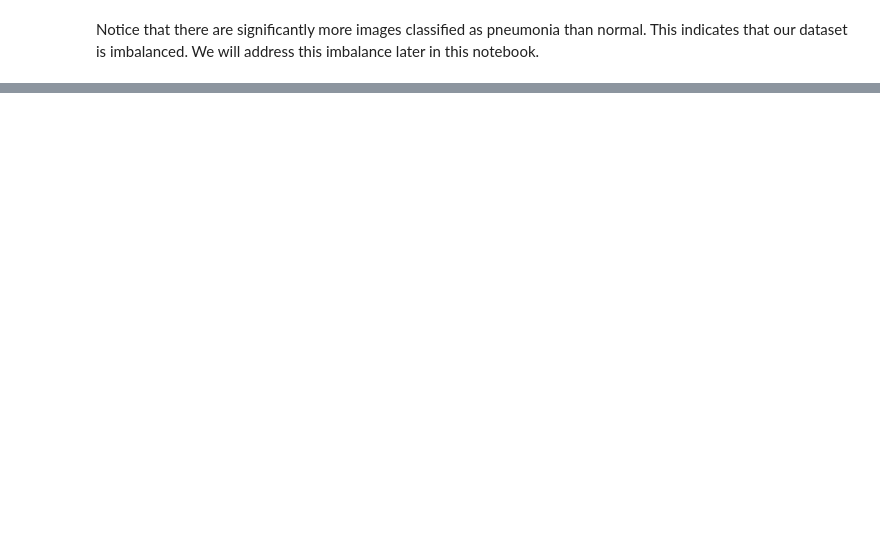
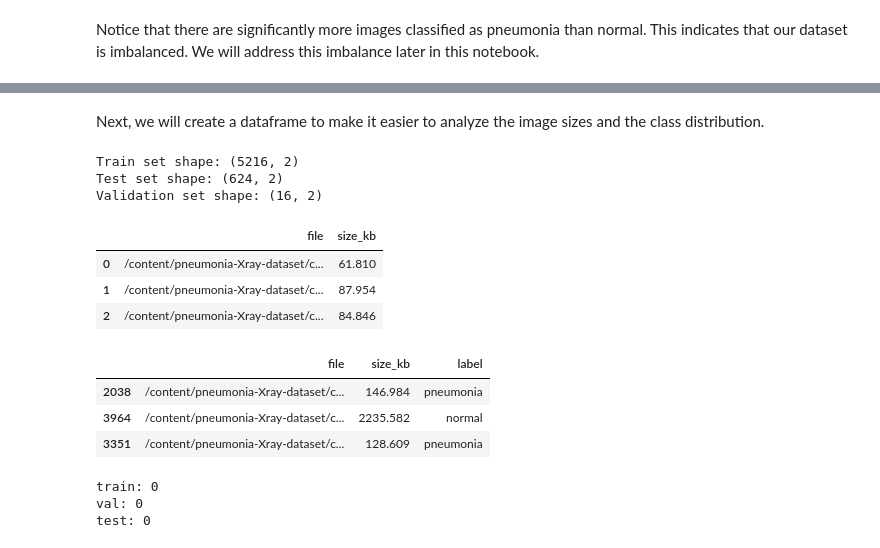
Before and after one commit to Sachin20010517/pneumonet-cnn-classifier, a Jupyter notebook: PneumoNet_Complete_Pipeline.ipynb, the cells around one changed output, grey strips where cells are left out. Saved outputs shown, nothing was run; the diff lists cells and outputs as text; code cells hidden in the pictures; blank space fills up the shorter version.

```diff
--- a/PneumoNet_Complete_Pipeline.ipynb
+++ b/PneumoNet_Complete_Pipeline.ipynb
@@ -112,0 +169,2 @@ def get_file_sizes(directory):
+# %% [markdown]
+Next, we will create a dataframe to make it easier to analyze the image sizes and the class distribution.
@@ -112,0 +186,21 @@ def get_file_sizes(directory):
+# %%
+# Create dataframes for each dataset split
+train_df = create_dataframe(train_dir, labels)
+test_df  = create_dataframe(test_dir, labels)
+val_df   = create_dataframe(val_dir, labels)
+
+# Display the shape of each dataframe
+print("Train set shape:", train_df.shape)
+print("Test set shape:",  test_df.shape)
+print("Validation set shape:", val_df.shape)
+# %% [output]
+Train set shape: (5216, 2)
+Test set shape: (624, 2)
+Validation set shape: (16, 2)
+# %%
+train_df.head(3)
+# %% [output]
+|  | file | size_kb |
+| 0 | /content/pneumonia-Xray-dataset/c... | 61.810 |
+| 1 | /content/pneumonia-Xray-dataset/c... | 87.954 |
+| 2 | /content/pneumonia-Xray-dataset/c... | 84.846 |
@@ -112,0 +231,7 @@ def get_file_sizes(directory):
+# %%
+train_df.sample(3)
+# %% [output]
+|  | file | size_kb | label |
+| 2038 | /content/pneumonia-Xray-dataset/c... | 146.984 | pneumonia |
+| 3964 | /content/pneumonia-Xray-dataset/c... | 2235.582 | normal |
+| 3351 | /content/pneumonia-Xray-dataset/c... | 128.609 | pneumonia |
@@ -112,0 +254,9 @@ def get_file_sizes(directory):
+# %%
+# Filter rows where the 'dimensions' tuple has a length of at least 3
+for split_name, df in dict_dir_df.items():
+    filtered_df = df[df["dimensions"].apply(lambda x: len(x) >= 3)]
+    print(f"{split_name}: {filtered_df.shape[0]}")
+# %% [output]
+train: 0
+val: 0
+test: 0
```
Also changed, not shown: parts of 18 cells of this notebook.
